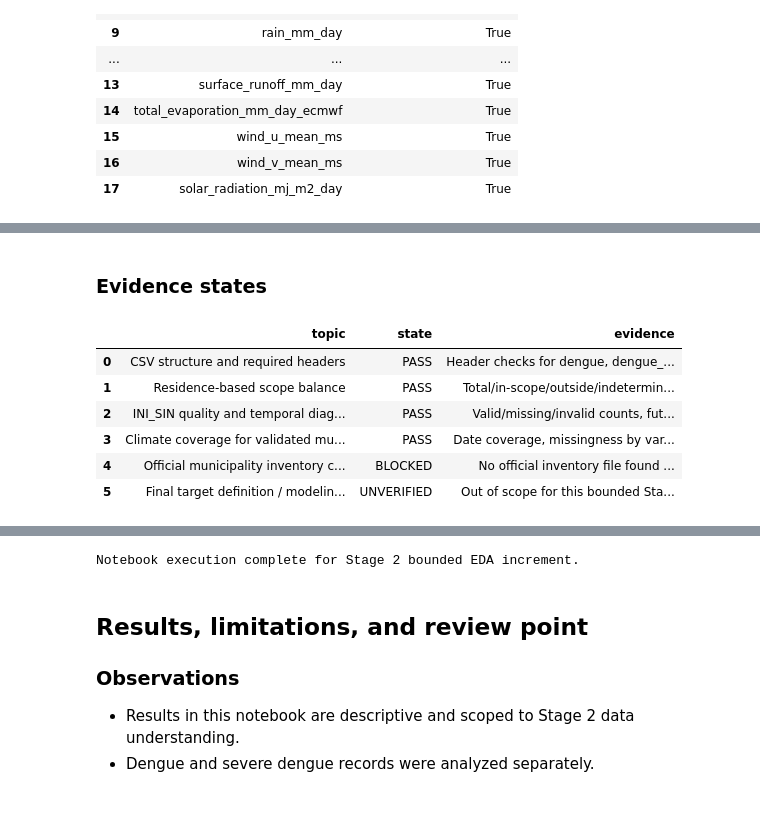
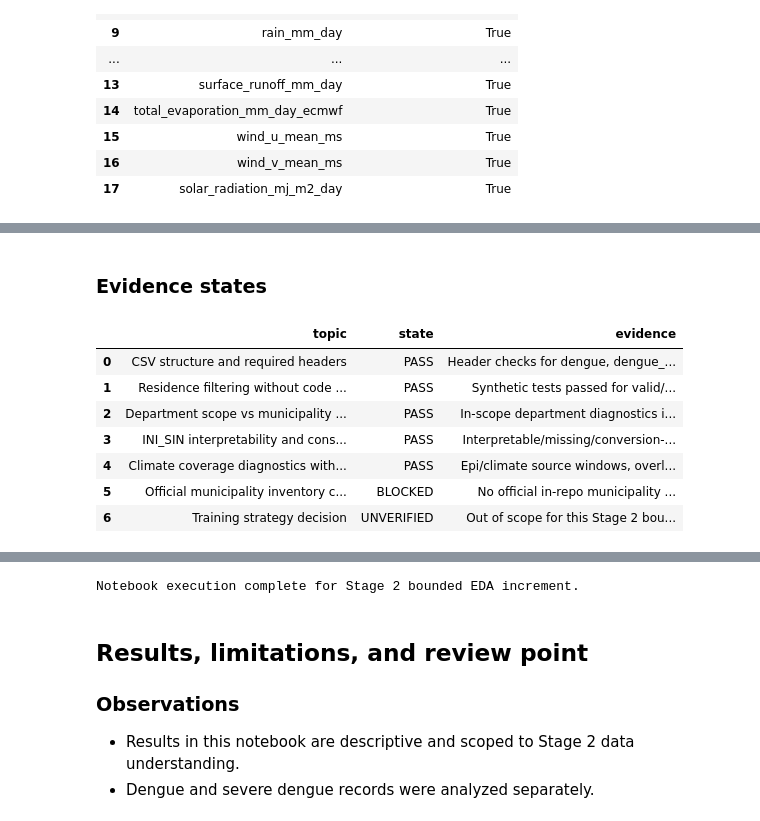
Before and after one commit to j-mauro-r/SAT-Dengue-V2, a Jupyter notebook: notebooks/01_stage2_residence_onset_eda.ipynb, the cells around one changed output, grey strips where cells are left out. Cells and saved outputs as stored; diff of their text form; code cells hidden in the pictures.

```diff
--- a/notebooks/01_stage2_residence_onset_eda.ipynb
+++ b/notebooks/01_stage2_residence_onset_eda.ipynb
@@ -994,57 +1946,95 @@ display(inventory_status)
 # %%
+current_alerts_total = int(quality_df["ini_after_fec_not_count"].sum())
+previous_alerts_total = 8556
+
+comparison_alerts_df = pd.DataFrame(
+    [
+        {
+            "metric": "INI_SIN > FEC_NOT total alerts (all datasets, in-scope)",
+            "previous_reported_value": previous_alerts_total,
+            "current_recomputed_value": current_alerts_total,
+            "difference": current_alerts_total - previous_alerts_total,
+            "interpretation": "Differences can come from corrected residence-scope classification and denominator logic.",
+        }
+    ]
+)
+
 evidence_states = pd.DataFrame(
     [
         {
             "topic": "CSV structure and required headers",
             "state": "PASS",
-            "evidence": "Header checks for dengue, dengue_grave, and climate files.",
+            "evidence": "Header checks for dengue, dengue_grave, and climate files were executed.",
         },
         {
-            "topic": "Residence-based scope balance",
+            "topic": "Residence filtering without code truncation",
             "state": "PASS",
-            "evidence": "Total/in-scope/outside/indeterminate balances computed per epidemiological file.",
+            "evidence": "Synthetic tests passed for valid/missing/invalid/unknown/conflict/truncation-prevention scenarios.",
         },
         {
-            "topic": "INI_SIN quality and temporal diagnostics",
+            "topic": "Department scope vs municipality identifiability split",
             "state": "PASS",
-            "evidence": "Valid/missing/invalid counts, future dates, delay distributions, municipal monthly coverage.",
+            "evidence": "In-scope department diagnostics include records with unresolved municipality code status.",
         },
         {
-            "topic": "Climate coverage for validated municipalities",
+            "topic": "INI_SIN interpretability and consistency",
             "state": "PASS",
-            "evidence": "Date coverage, missingness by variable, overlap-window date gaps, duplicate municipality-date checks.",
+            "evidence": "Interpretable/missing/conversion-error counts and INI_SIN > FEC_NOT alerts were recalculated.",
         },
         {
-            "topic": "Official municipality inventory completeness benchmark",
-            "state": "BLOCKED",
-            "evidence": "No official inventory file found in-repo for definitive completeness denominator.",
+            "topic": "Climate coverage diagnostics with explicit windows",
+            "state": "PASS",
+            "evidence": "Epi/climate source windows, overlap, missing dates by municipality, and gap-pattern checks were computed.",
         },
         {
-            "topic": "Final target definition / modeling decisions",
+            "topic": "Official municipality inventory completeness baseline",
+            "state": "BLOCKED" if not official_inventory_available else "PASS",
+            "evidence": (
+                "No official in-repo municipality inventory found for definitive territorial completeness denominator."
+                if not official_inventory_available
+                else "Official inventory file detected in repository candidates."
+            ),
+        },
+        {
+            "topic": "Training strategy decision",
             "state": "UNVERIFIED",
-            "evidence": "Out of scope for this bounded Stage 2 EDA increment.",
+            "evidence": "Out of scope for this Stage 2 bounded EDA increment.",
         },
     ]
 )
 
 display(Markdown("### Evidence states"))
 display(evidence_states)
 
-key_metrics = quality_df[[
-    "dataset", "department", "records_in_scope", "ini_valid_count", "ini_missing_count", "ini_invalid_count",
-    "ini_future_vs_cutoff_count", "ini_after_fec_not_count",
-]].copy()
+key_metrics = quality_df[
+    [
+        "dataset",
+        "department",
+        "records_in_scope",
+        "records_with_valid_municipality_code",
+        "ini_interpretable_count",
+        "ini_missing_count",
+        "ini_conversion_error_count",
+        "ini_future_vs_cutoff_count",
+        "ini_after_fec_not_count",
+        "delay_comparable_pairs",
+    ]
+].copy()
 
-display(Markdown("### Key metrics for report update"))
+display(Markdown("### Key metrics for documentation update"))
 display(key_metrics)
 
+display(Markdown("### Comparison against previously reported 8,556 consistency alerts"))
+display(comparison_alerts_df)
+
 print("Notebook execution complete for Stage 2 bounded EDA increment.")
 # %% [output]
 ### Evidence states
 |  | topic | state | evidence |
 | 0 | CSV structure and required headers | PASS | Header checks for dengue, dengue_... |
-| 1 | Residence-based scope balance | PASS | Total/in-scope/outside/indetermin... |
-| 2 | INI_SIN quality and temporal diag... | PASS | Valid/missing/invalid counts, fut... |
-| 3 | Climate coverage for validated mu... | PASS | Date coverage, missingness by var... |
-| 4 | Official municipality inventory c... | BLOCKED | No official inventory file found ... |
-| 5 | Final target definition / modelin... | UNVERIFIED | Out of scope for this bounded Sta... |
+| 1 | Residence filtering without code ... | PASS | Synthetic tests passed for valid/... |
+| 2 | Department scope vs municipality ... | PASS | In-scope department diagnostics i... |
+| 3 | INI_SIN interpretability and cons... | PASS | Interpretable/missing/conversion-... |
+| 4 | Climate coverage diagnostics with... | PASS | Epi/climate source windows, overl... |
+| 5 | Official municipality inventory c... | BLOCKED | No official in-repo municipality ... |
+| 6 | Training strategy decision | UNVERIFIED | Out of scope for this Stage 2 bou... |
```
Also changed, not shown: parts of 9 cells of this notebook, 3 other files.
